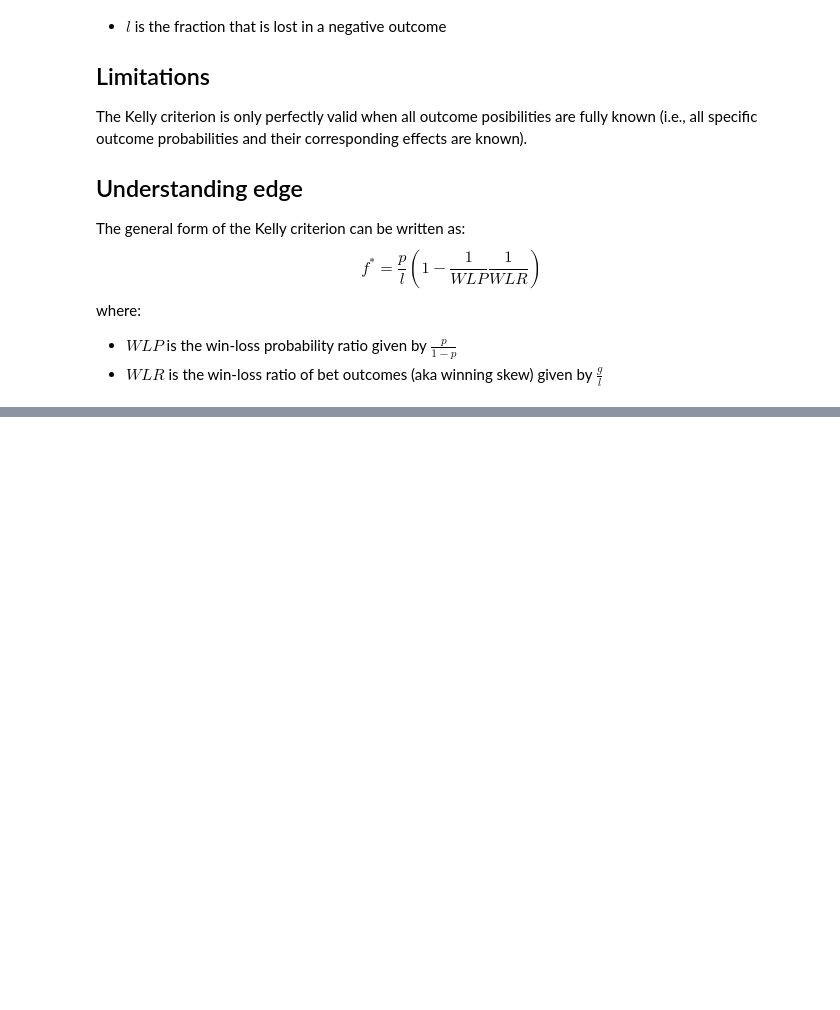
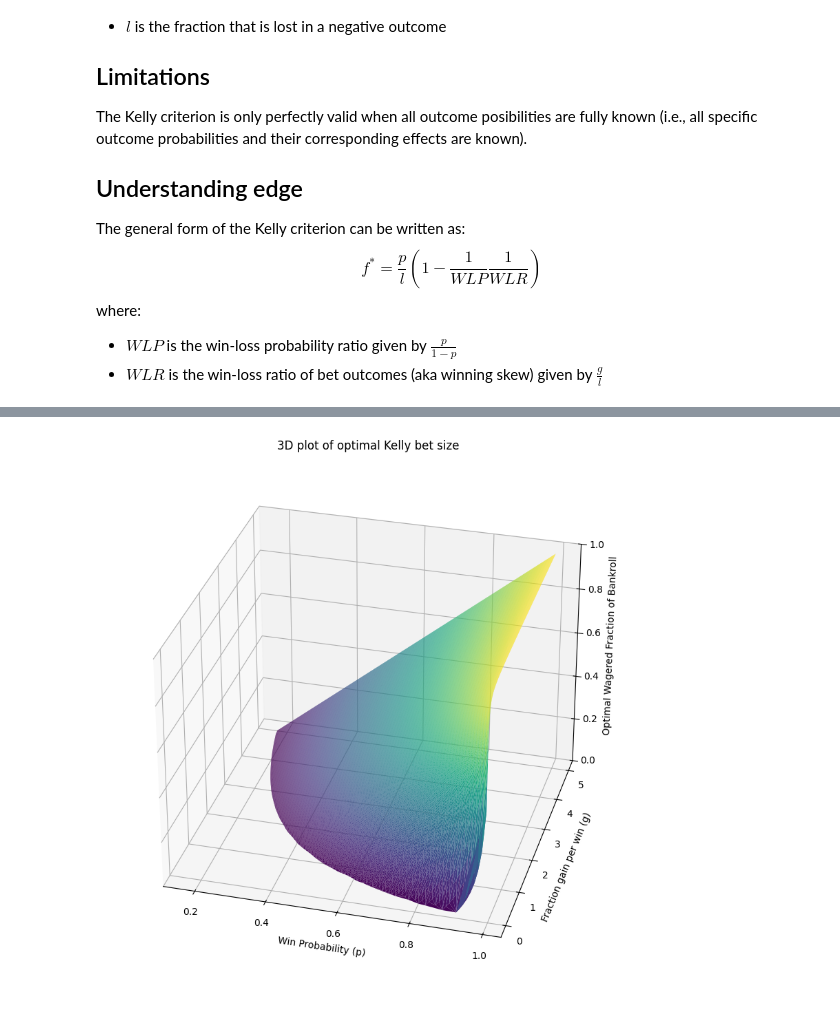
Before and after one commit to olivcho/kelly-criterion, a Jupyter notebook: main.ipynb, the cells around one changed output, grey strips where cells are left out. Cells and saved outputs as stored; diff of their text form; code cells hidden in the pictures; blank space fills up the shorter version.

```diff
--- a/main.ipynb
+++ b/main.ipynb
@@ -79,0 +119,45 @@ plt.show()
+# %%
+# 3D figure representing the optimal Kelly bet size (vertical axis) as a function of win probability and amount gained with win.
+
+generated_data = pd.DataFrame(columns=['p', 'g', 'WLP', 'WLR', 'f*'])
+
+for p in np.arange(0.01, 1, 0.01):
+    for g in np.arange(0.01, 5, 0.01):
+        q = 1 - p
+        l = 1 # loss per loss
+
+        WLP = p/q
+        WLR = g/l
+
+        f_star = (p/l) * (1 - (1/WLP) * (1/WLR))
+
+        new_data = pd.DataFrame({
+            'p': [p],
+            'g': [g],
+            'WLP': [WLP],
+            'WLR': [WLR],
+            'f*': [f_star]
+        })
+
+        generated_data = pd.concat([generated_data, new_data], ignore_index=True)
+
+# Filter out values where f* is less than 0 or greater than 1
+generated_data = generated_data[(generated_data['f*'] >= 0) & (generated_data['f*'] <= 1)]
+# %%
+fig = plt.figure(figsize=(10, 10))
+ax = plt.axes(projection='3d')
+
+# ax.scatter(generated_data['p'], generated_data['g'], generated_data['f*'], c=generated_data['f*'], cmap='viridis')
+ax.plot_trisurf(generated_data['p'], generated_data['g'], generated_data['f*'], cmap='viridis')
+ax.set_xlabel('Win Probability (p)')
+ax.set_ylabel('Fraction gain per win (g)')
+ax.set_zlabel('Optimal Wagered Fraction of Bankroll')
+ax.set_title('3D plot of optimal Kelly bet size')
+
+ax.view_init(elev=30, azim=-75)
+
+ax.set_zlim(0, 1)
+
+plt.show()
+# %% [output]
+[figure, added]
```
Also changed, not shown: parts of 3 cells of this notebook.
